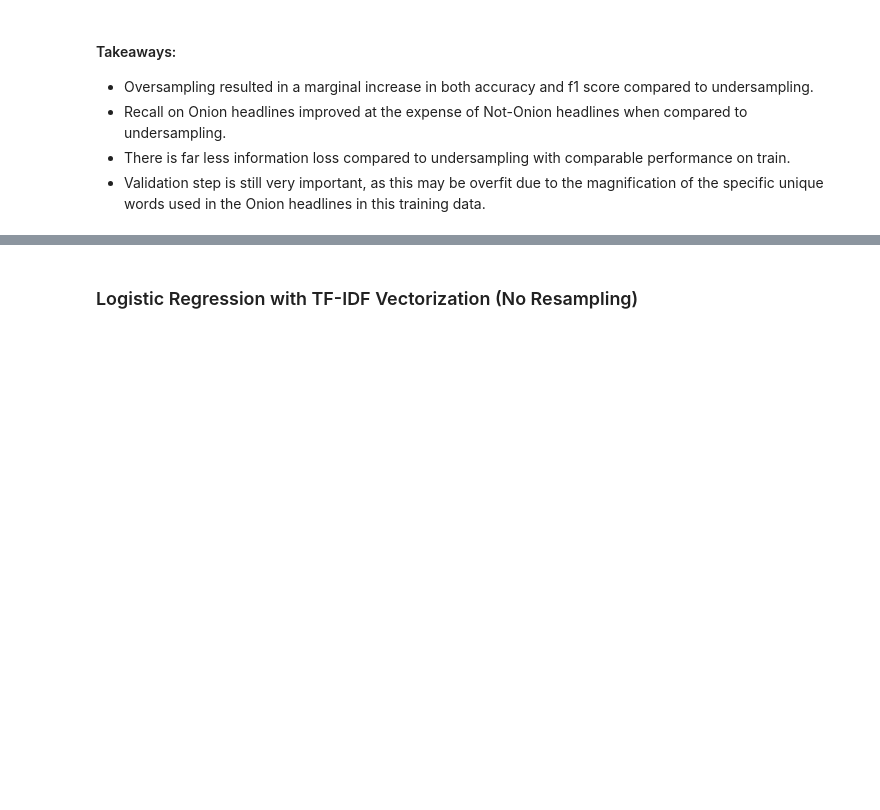
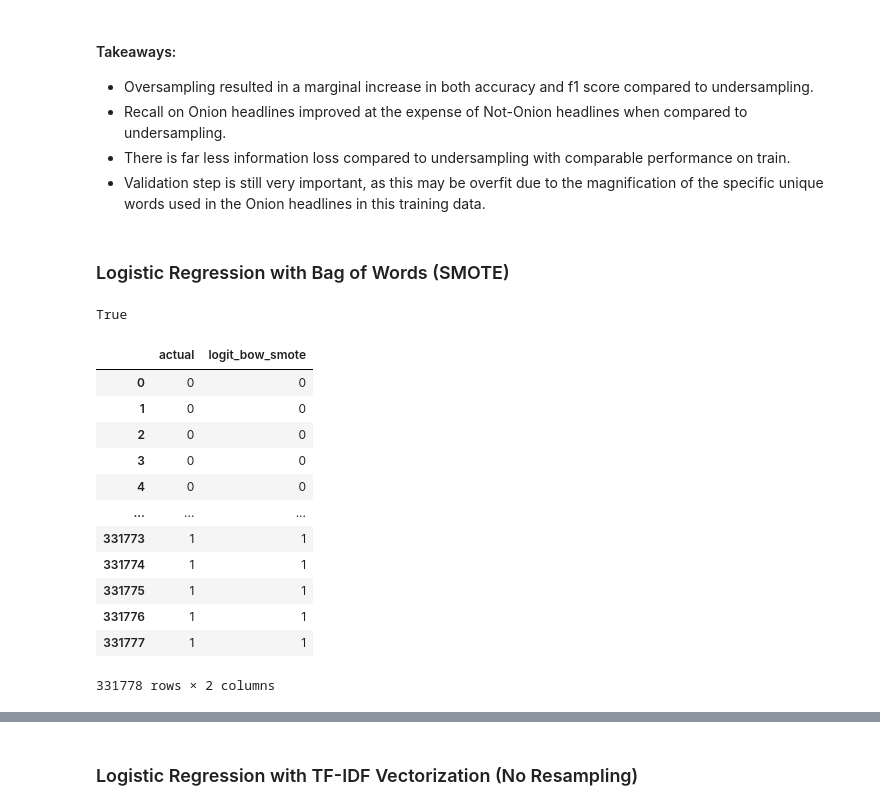
Before and after one commit to adam-gomez/finding-fake-news, a Jupyter notebook: walkthrough.ipynb, the cells around one changed output, grey strips where cells are left out. Drawn from its saved outputs; the diff is of its cells as text; code cells hidden in the pictures; blank space fills up the shorter version.

Commit message:
Completed first SMOTE based logit models

```diff
--- a/walkthrough.ipynb
+++ b/walkthrough.ipynb
@@ -890,0 +912,4 @@ vocab_oversampled[20000:20010]
+# %%
+# Pass the cleaned headlines into the .fit_transform method
+X_train_bow_smote = bow_vectorizer_smote.fit_transform(train.clean)
+X_train_bow_smote
@@ -890,0 +919,3 @@ vocab_oversampled[20000:20010]
+# %%
+# Pass these arrays into the sm.fit_sample method to generate the oversampled arrays
+X_train_bow_smote, y_train_bow_smote = sm.fit_sample(X_train_bow_smote, y_train_original)
@@ -1294,3 +1410,30 @@ weighted avg       0.95      0.95      0.95    331778
 - Recall on Onion headlines improved at the expense of Not-Onion headlines when compared to undersampling.
 - There is far less information loss compared to undersampling with comparable performance on train.
 - Validation step is still very important, as this may be overfit due to the magnification of the specific unique words used in the Onion headlines in this training data.
+# %% [markdown]
+### Logistic Regression with Bag of Words (SMOTE)
+# %%
+logit_bow_smote = LogisticRegression().fit(X_train_bow_smote, y_train_bow_smote)
+# %%
+all(y_train_bow_smote == y_train_tfidf_smote)
+# %% [output]
+True
+# %%
+train_results_smote = pd.DataFrame(dict(actual=y_train_bow_smote))
+# %%
+train_results_smote['logit_bow_smote'] = logit_bow_smote.predict(X_train_bow_smote)
+train_results_smote
+# %% [output]
+|  | actual | logit_bow_smote |
+| 0 | 0 | 0 |
+| 1 | 0 | 0 |
+| 2 | 0 | 0 |
+| 3 | 0 | 0 |
+| 4 | 0 | 0 |
+| ... | ... | ... |
+| 331773 | 1 | 1 |
+| 331774 | 1 | 1 |
+| 331775 | 1 | 1 |
+| 331776 | 1 | 1 |
+| 331777 | 1 | 1 |
+331778 rows × 2 columns
```
Also changed, not shown: parts of 53 cells of this notebook.
